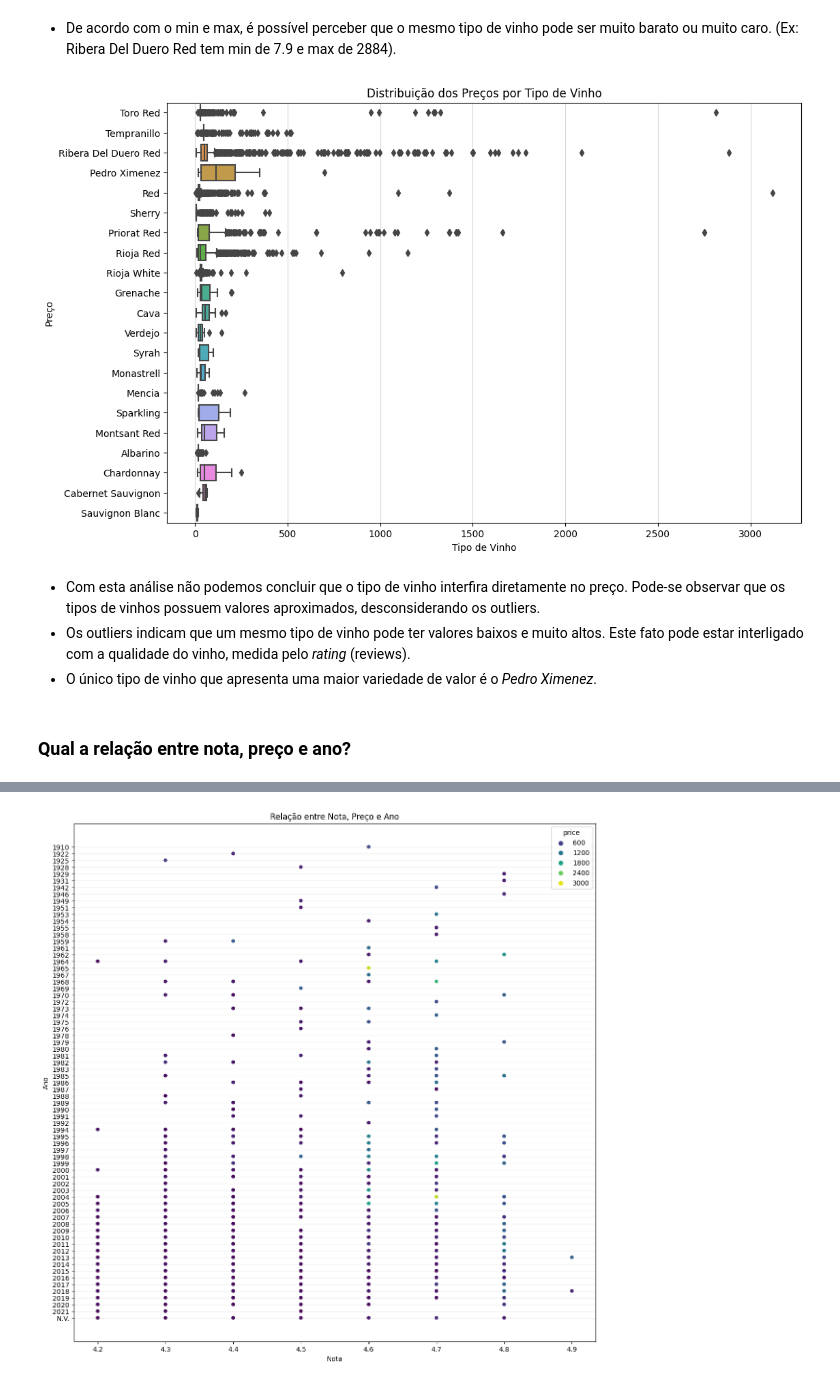
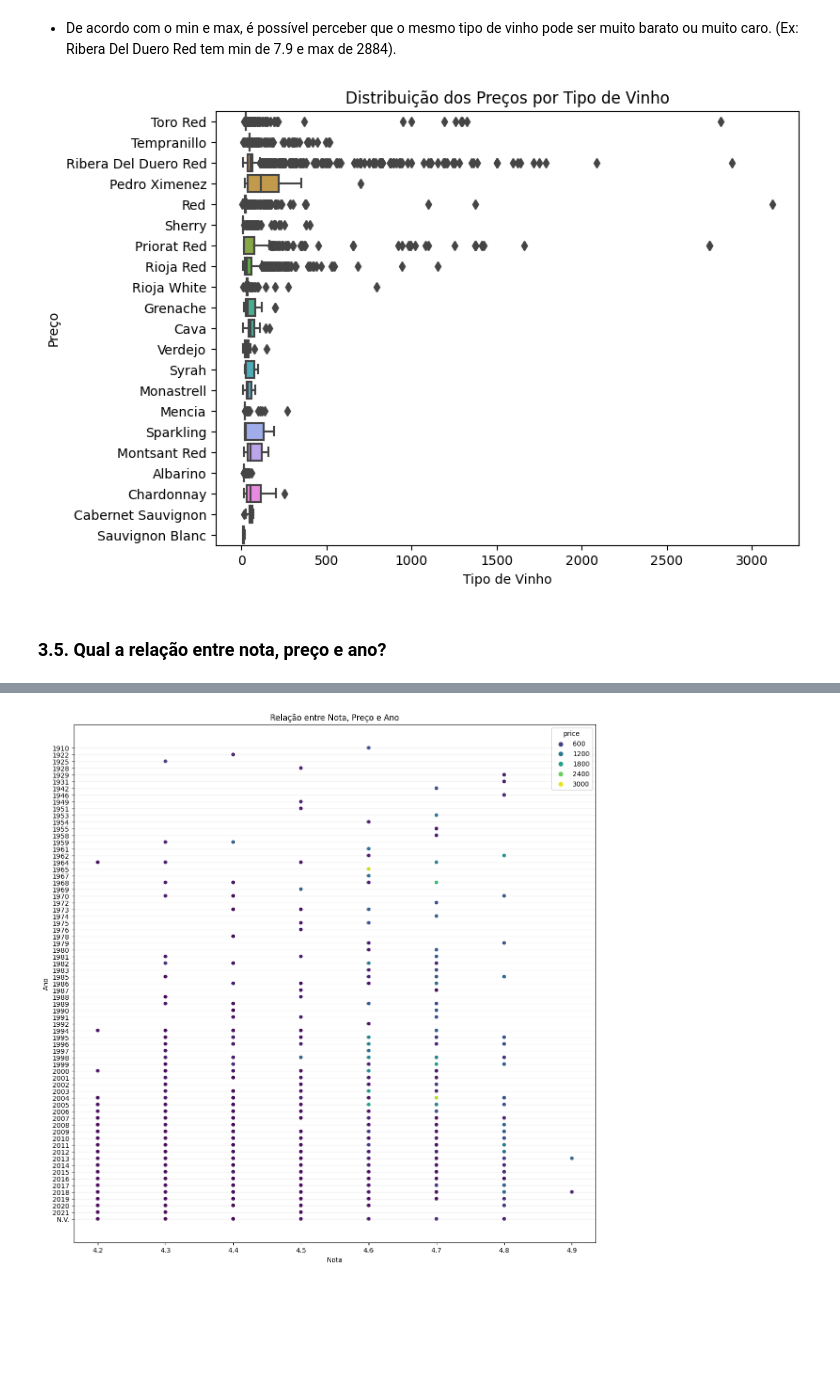
Before and after one commit to atlantico-academy/equipe3-2024.2, a Jupyter notebook: notebooks/01-exploratory_data_analysis.ipynb, the cells around one changed output, grey strips where cells are left out. Drawn from its saved outputs; the diff is of its cells as text; code cells hidden in the pictures; blank space fills up the shorter version.

```diff
--- a/notebooks/01-exploratory_data_analysis.ipynb
+++ b/notebooks/01-exploratory_data_analysis.ipynb
@@ -181,22 +168,17 @@ df.groupby('type')['price'].describe()
 # %% [markdown]
 - De acordo com o min e max, é possível perceber que o mesmo tipo de vinho pode ser muito barato ou muito caro. (Ex: Ribera Del Duero Red tem min de 7.9 e max de 2884).
 # %%
-plt.figure(figsize=(12, 8))
+#figura ficou péssima**** -> talvez sem os outliers melhore.
+plt.figure(figsize=(8, 6))
 sns.boxplot(x='price', y='type', data=df)
 plt.title('Distribuição dos Preços por Tipo de Vinho')
 plt.xlabel('Tipo de Vinho')
 plt.ylabel('Preço')
-plt.grid(axis='x', linestyle='-', alpha=0.5)
-
 plt.show()
 # %% [output]
-[figure, old version]
+[figure, new version]
-# %% [markdown]
-* Com esta análise não podemos concluir que o tipo de vinho interfira diretamente no preço. Pode-se observar que os tipos de vinhos possuem valores aproximados, desconsiderando os outliers.
-* Os outliers indicam que um mesmo tipo de vinho pode ter valores baixos e muito altos. Este fato pode estar interligado com a qualidade do vinho, medida pelo _rating_ (reviews).
-* O único tipo de vinho que apresenta uma maior variedade de valor é o _Pedro Ximenez_.
 # %% [markdown]
-### **Qual a relação entre nota, preço e ano?**
+### 3.5. Qual a relação entre nota, preço e ano?
 # %%
 # Preencher ou remover valores ausentes
 df.dropna(subset=['rating', 'price', 'year'], inplace=True)
```
Also changed, not shown: parts of 63 cells of this notebook.
